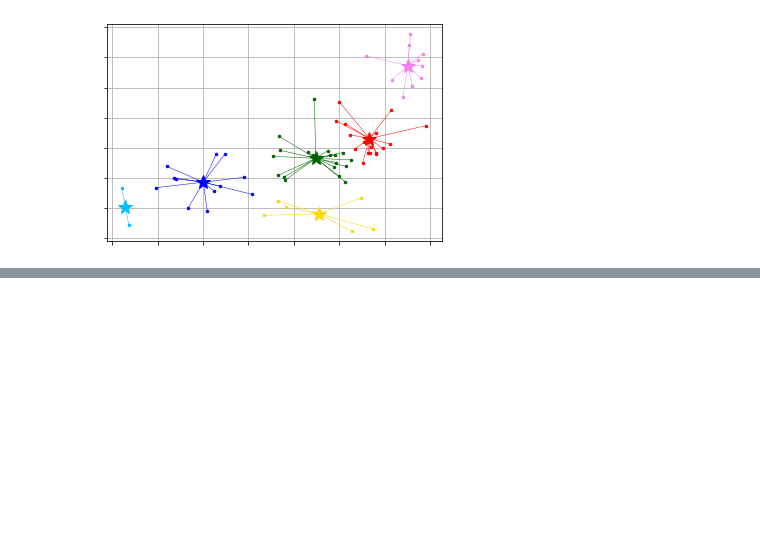
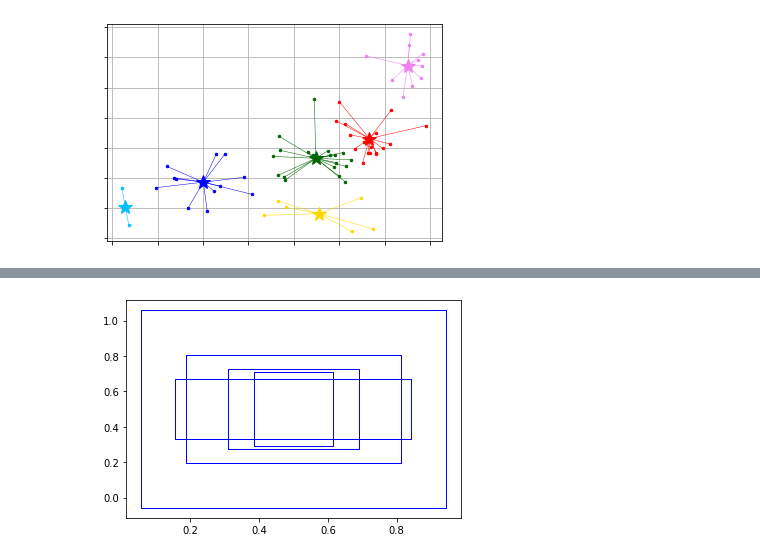
Before and after one commit to abhinavdayal/EVA4, a Jupyter notebook: S12/S12_YOLO_Anchor_Boxes.ipynb, the cells around one changed output, grey strips where cells are left out. Saved outputs shown, nothing was run; the diff lists cells and outputs as text; code cells hidden in the pictures; blank space fills up the shorter version.

```diff
--- a/S12/S12_YOLO_Anchor_Boxes.ipynb
+++ b/S12/S12_YOLO_Anchor_Boxes.ipynb
@@ -275,0 +319,10 @@ for k in range(2, 6):
+# %%
+# Create figure and axes
+fig, ax = plt.subplots(1)
+
+# Call function to create error boxes
+_ = make_anchor_boxes(ax, final_centers[4])
+
+plt.show()
+# %% [output]
+[figure, added]
```
Also changed, not shown: parts of 3 cells of this notebook.
